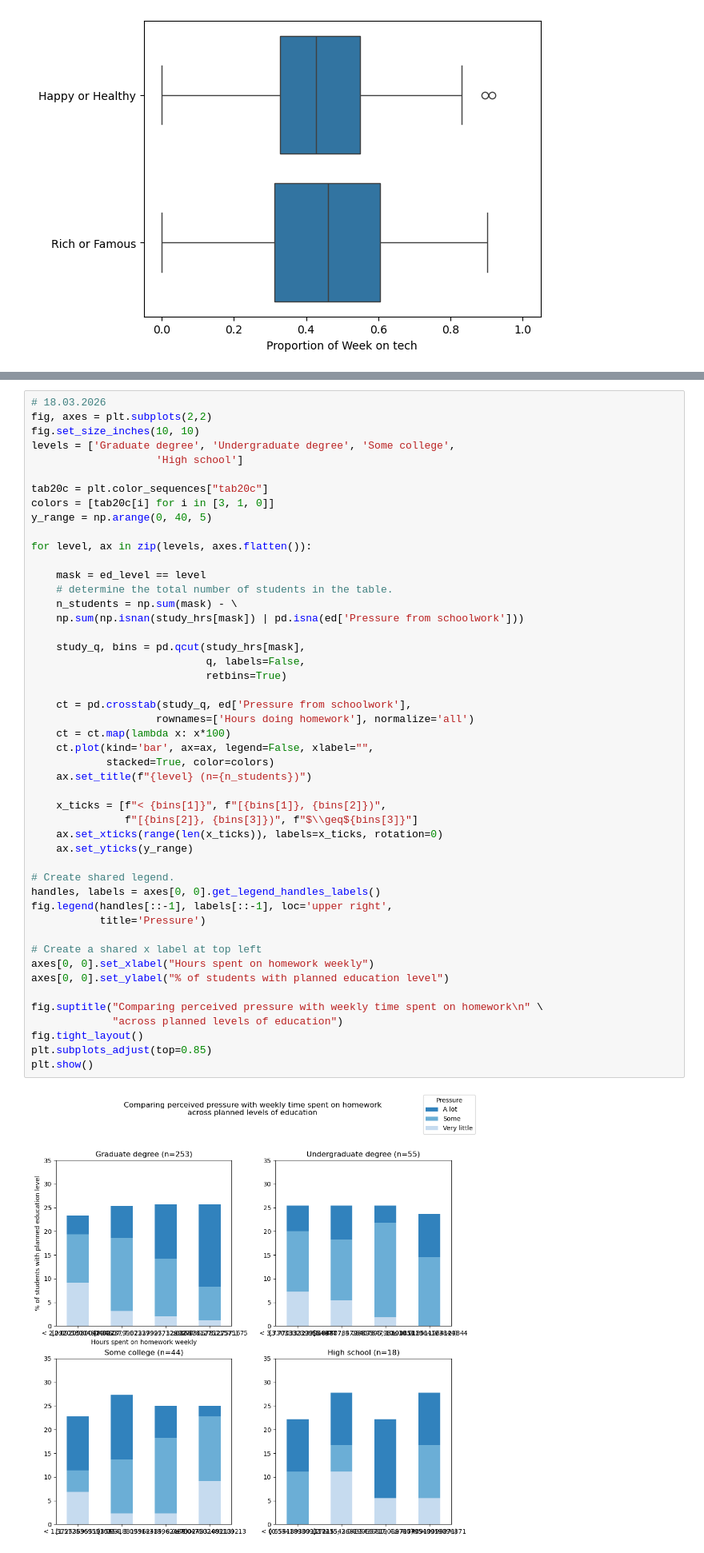
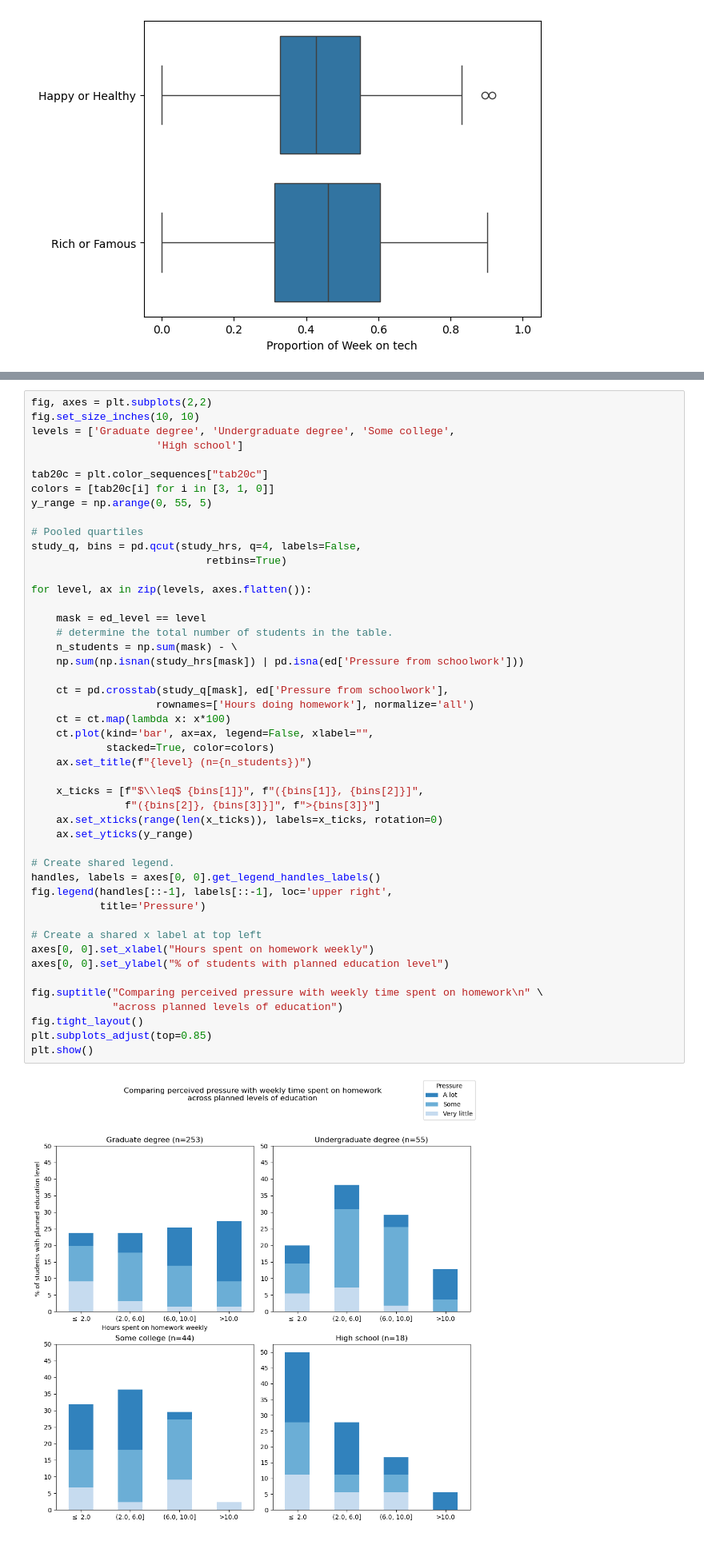
Before and after one commit to k-uu/data_vis, a Jupyter notebook: explore.ipynb, the cells around one changed output, grey strips where cells are left out. Shown at 80% size. Cells and saved outputs as stored; diff of their text form.

```diff
--- a/explore.ipynb
+++ b/explore.ipynb
@@ -483,5 +524,4 @@ For all students:
 # %%
-# 18.03.2026
 fig, axes = plt.subplots(2,2)
 fig.set_size_inches(10, 10)
 levels = ['Graduate degree', 'Undergraduate degree', 'Some college',
@@ -489,44 +529,44 @@ levels = ['Graduate degree', 'Undergraduate degree', 'Some college',
 
 tab20c = plt.color_sequences["tab20c"]
 colors = [tab20c[i] for i in [3, 1, 0]]
-y_range = np.arange(0, 40, 5)
+y_range = np.arange(0, 55, 5)
+
+# Pooled quartiles
+study_q, bins = pd.qcut(study_hrs, q=4, labels=False,
+                            retbins=True)
 
 for level, ax in zip(levels, axes.flatten()):
 
     mask = ed_level == level
     # determine the total number of students in the table.
     n_students = np.sum(mask) - \
     np.sum(np.isnan(study_hrs[mask]) | pd.isna(ed['Pressure from schoolwork']))
 
-    study_q, bins = pd.qcut(study_hrs[mask],
-                            q, labels=False,
-                            retbins=True)
-
-    ct = pd.crosstab(study_q, ed['Pressure from schoolwork'],
+    ct = pd.crosstab(study_q[mask], ed['Pressure from schoolwork'],
                     rownames=['Hours doing homework'], normalize='all')
     ct = ct.map(lambda x: x*100)
     ct.plot(kind='bar', ax=ax, legend=False, xlabel="",
             stacked=True, color=colors)
     ax.set_title(f"{level} (n={n_students})")
 
-    x_ticks = [f"< {bins[1]}", f"[{bins[1]}, {bins[2]})",
-               f"[{bins[2]}, {bins[3]})", f"$\\geq${bins[3]}"]
+    x_ticks = [f"$\\leq$ {bins[1]}", f"({bins[1]}, {bins[2]}]",
+               f"({bins[2]}, {bins[3]}]", f">{bins[3]}"]
     ax.set_xticks(range(len(x_ticks)), labels=x_ticks, rotation=0)
     ax.set_yticks(y_range)
 
 # Create shared legend.
 handles, labels = axes[0, 0].get_legend_handles_labels()
 fig.legend(handles[::-1], labels[::-1], loc='upper right',
            title='Pressure')
 
 # Create a shared x label at top left
 axes[0, 0].set_xlabel("Hours spent on homework weekly")
 axes[0, 0].set_ylabel("% of students with planned education level")
 
 fig.suptitle("Comparing perceived pressure with weekly time spent on homework\n" \
              "across planned levels of education")
 fig.tight_layout()
 plt.subplots_adjust(top=0.85)
 plt.show()
 # %% [output]
-[figure, old version]
+[figure, new version]
```
Also changed, not shown: parts of 3 cells of this notebook, 1 other file.
